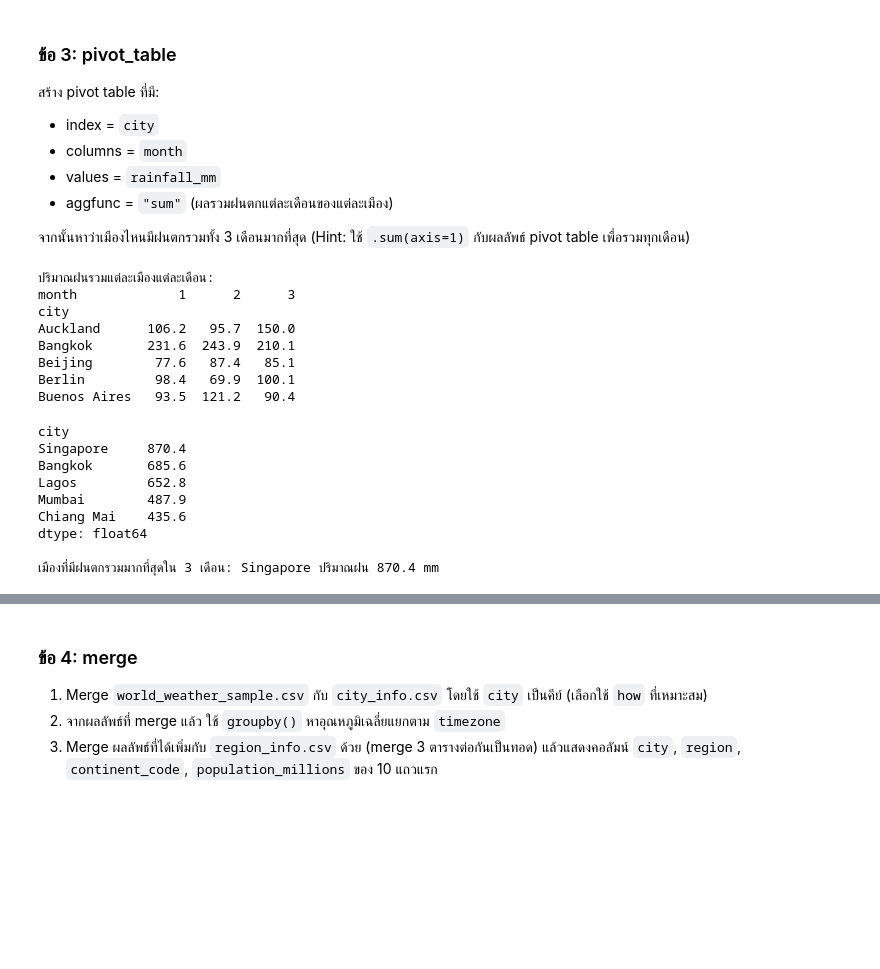
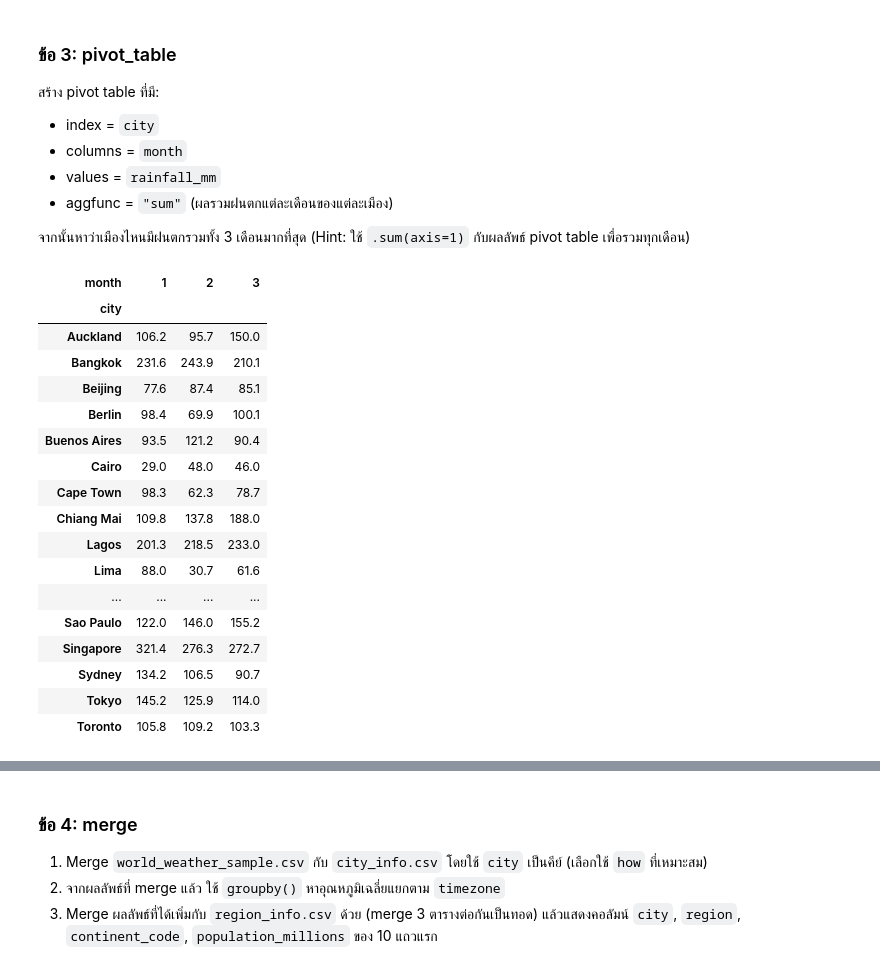
Before and after one commit to teemaphorn/SC612104-Coursework, a Jupyter notebook: Session9_Pandas_Advanced.ipynb, the cells around one changed output, grey strips where cells are left out. Saved outputs shown, nothing was run; the diff lists cells and outputs as text; code cells hidden in the pictures; blank space fills up the shorter version.

```diff
--- a/Session9_Pandas_Advanced.ipynb
+++ b/Session9_Pandas_Advanced.ipynb
@@ -1206,47 +1206,31 @@ print(strongest_wind_days[['city', 'date', 'wind_speed_kmh']])
 - aggfunc = `"sum"` (ผลรวมฝนตกแต่ละเดือนของแต่ละเมือง)
 
 จากนั้นหาว่าเมืองไหนมีฝนตกรวมทั้ง 3 เดือนมากที่สุด (Hint: ใช้ `.sum(axis=1)` กับผลลัพธ์ pivot table เพื่อรวมทุกเดือน)
-# %%
-if not pd.api.types.is_datetime64_any_dtype(df['date']):
-    df['date'] = pd.to_datetime(df['date'])
-
-df['month'] = df['date'].dt.month
-
-rainfall_pivot = df.pivot_table(
-    index="city",
-    columns="month",
-    values="rainfall_mm",
-    aggfunc="sum",
-    fill_value=0
-)
-
-print("ปริมาณฝนรวมแต่ละเมืองแต่ละเดือน:")
-print(rainfall_pivot.round(1).head())
-
-total_rainfall_per_city = rainfall_pivot.sum(axis=1)
-# %% [output]
-ปริมาณฝนรวมแต่ละเมืองแต่ละเดือน:
-month             1      2      3
-city
-Auckland      106.2   95.7  150.0
-Bangkok       231.6  243.9  210.1
-Beijing        77.6   87.4   85.1
-Berlin         98.4   69.9  100.1
-Buenos Aires   93.5  121.2   90.4
-# %%
-print(total_rainfall_per_city.sort_values(ascending=False).head())
-
-max_rainfall_city = total_rainfall_per_city.idxmax()
-max_rainfall_value = total_rainfall_per_city.max()
-
-print(f"\nเมืองที่มีฝนตกรวมมากที่สุดใน 3 เดือน: {max_rainfall_city} ปริมาณฝน {max_rainfall_value:.1f} mm")
-# %% [output]
-city
-Singapore     870.4
-Bangkok       685.6
-Lagos         652.8
-Mumbai        487.9
-Chiang Mai    435.6
-dtype: float64
-
-เมืองที่มีฝนตกรวมมากที่สุดใน 3 เดือน: Singapore ปริมาณฝน 870.4 mm
+# %%
+pivot_rainfall = df.pivot_table(
+    index="city",
+    columns="month",
+    values="rainfall_mm",
+    aggfunc="sum",
+    fill_value=0 # Fill NaN with 0 for cities with no rainfall in certain months
+)
+display(pivot_rainfall.round(1))
+# %% [output]
+| month | 1 | 2 | 3 |
+| city |  |  |  |
+| Auckland | 106.2 | 95.7 | 150.0 |
+| Bangkok | 231.6 | 243.9 | 210.1 |
+| Beijing | 77.6 | 87.4 | 85.1 |
+| Berlin | 98.4 | 69.9 | 100.1 |
+| Buenos Aires | 93.5 | 121.2 | 90.4 |
+| Cairo | 29.0 | 48.0 | 46.0 |
+| Cape Town | 98.3 | 62.3 | 78.7 |
+| Chiang Mai | 109.8 | 137.8 | 188.0 |
+| Lagos | 201.3 | 218.5 | 233.0 |
+| Lima | 88.0 | 30.7 | 61.6 |
+| ... | ... | ... | ... |
+| Sao Paulo | 122.0 | 146.0 | 155.2 |
+| Singapore | 321.4 | 276.3 | 272.7 |
+| Sydney | 134.2 | 106.5 | 90.7 |
+| Tokyo | 145.2 | 125.9 | 114.0 |
+| Toronto | 105.8 | 109.2 | 103.3 |
```
Also changed, not shown: parts of 7 cells of this notebook.
